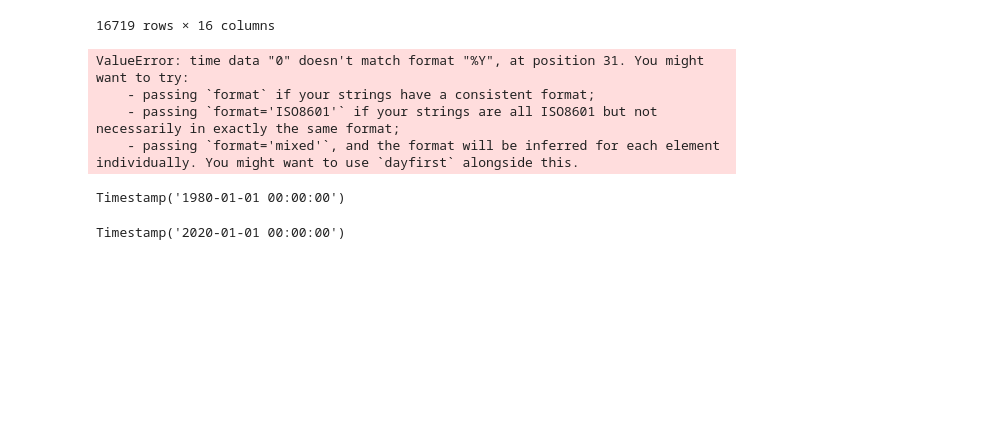
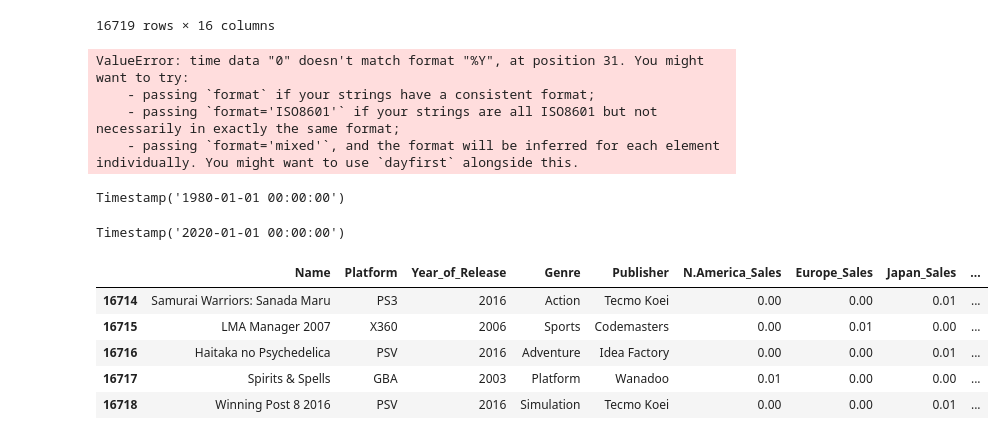
Before and after one commit to elstudio/TheAlgorithms-Jupyter, a Jupyter notebook: other/Video games analysis.ipynb, the cells around one changed output. Cells and saved outputs as stored; diff of their text form; code cells hidden in the pictures; blank space fills up the shorter version.

Commit message:
Add a tail to look at our last 5.

```diff
--- a/other/Video games analysis.ipynb
+++ b/other/Video games analysis.ipynb
@@ -369,3 +369,12 @@ Timestamp('1980-01-01 00:00:00')
 df['Year_of_Release'].max()
 # %% [output]
 Timestamp('2020-01-01 00:00:00')
+# %%
+df.tail(5)
+# %% [output]
+|  | Name | Platform | Year_of_Release | Genre | Publisher | N.America_Sales | Europe_Sales | Japan_Sales | ... |
+| 16714 | Samurai Warriors: Sanada Maru | PS3 | 2016 | Action | Tecmo Koei | 0.00 | 0.00 | 0.01 | ... |
+| 16715 | LMA Manager 2007 | X360 | 2006 | Sports | Codemasters | 0.00 | 0.01 | 0.00 | ... |
+| 16716 | Haitaka no Psychedelica | PSV | 2016 | Adventure | Idea Factory | 0.00 | 0.00 | 0.01 | ... |
+| 16717 | Spirits & Spells | GBA | 2003 | Platform | Wanadoo | 0.01 | 0.00 | 0.00 | ... |
+| 16718 | Winning Post 8 2016 | PSV | 2016 | Simulation | Tecmo Koei | 0.00 | 0.00 | 0.01 | ... |
```
